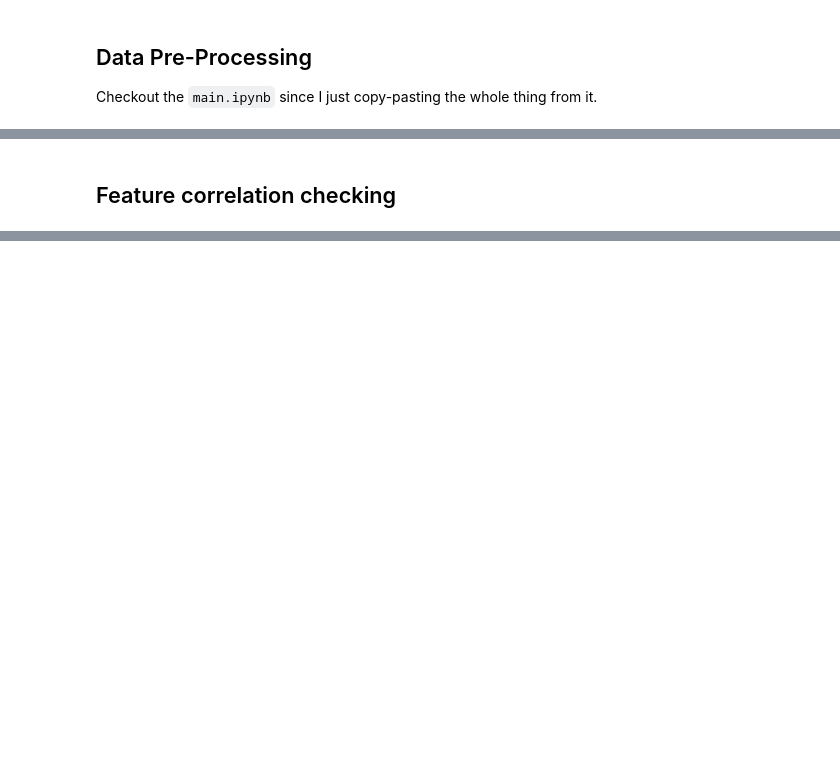
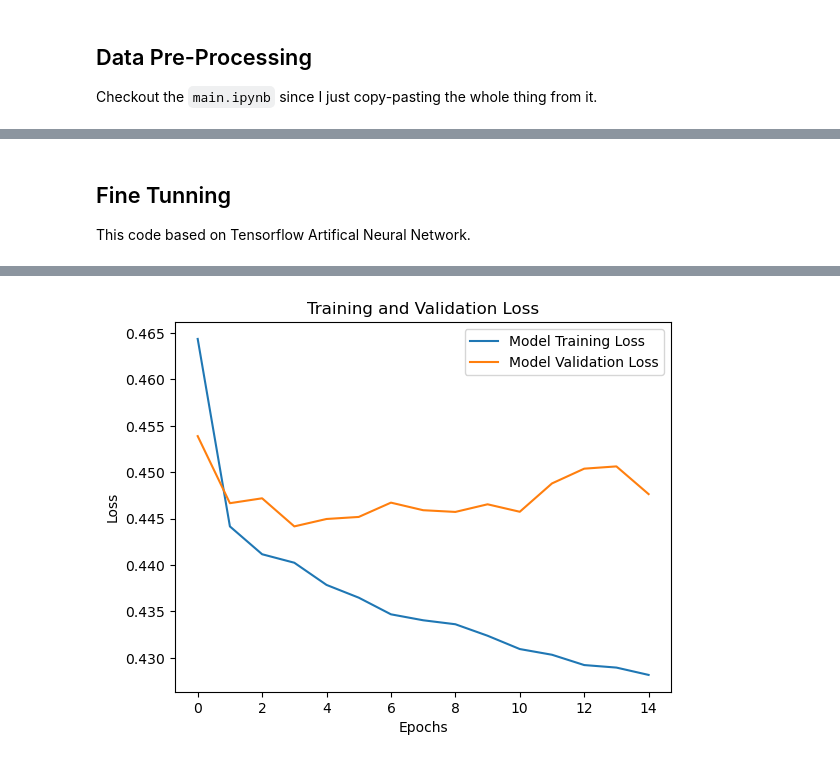
Before and after one commit to yosua-kristianto/ml-team-project, a Jupyter notebook: cua/dojo-ann.ipynb, the cells around one changed output, grey strips where cells are left out. Saved outputs shown, nothing was run; the diff lists cells and outputs as text; code cells hidden in the pictures; blank space fills up the shorter version.

Commit message:
Completing the Artificial Neural Network

```diff
--- a/cua/dojo-ann.ipynb
+++ b/cua/dojo-ann.ipynb
@@ -4,0 +11,3 @@ import pandas;
+# %%
+# Loading data from pre-cleaned csv file
+dataframe = pandas.read_csv("/mnt/e/Code Repository/Campus/Machine Learning/Code/ml-team-project/credit_card_clients.csv");
@@ -4,0 +18,17 @@ import pandas;
+# %%
+# Correlation Heatmap
+correlation = dataframe.corr();
+
+TRESHOLD = 0;
+print("Relationship : Correlation Score");
+
+columns_to_be_dropped = [];
+for i in correlation.columns:
+    correlation_score = correlation[i]["LABEL"];
+    print(i, "-> LABEL : ", correlation_score);
+
+    if(correlation_score < TRESHOLD):
+        columns_to_be_dropped.append(i);
+        print("Dropping ", i);
+
+dataframe = dataframe.drop(columns=columns_to_be_dropped);
@@ -52,2 +77,0 @@ print(dataframe.columns.tolist());
-# %% [markdown]
-## Feature correlation checking
@@ -53,0 +100,51 @@ print(dataframe.columns.tolist());
+# %% [markdown]
+## Fine Tunning
+
+This code based on Tensorflow Artifical Neural Network.
+# %%
+class ANNModel:
+
+    optimizer = "adam";
+
+    def input_layer(self):
+        return keras.layers.Dense(32, input_dim = 11, activation = "relu"); # 11 is total features dimension
+
+    def hidden_layer(self):
+        return [
+            keras.layers.Dense(128, activation = "relu"),
+            keras.layers.Dense(64, activation = "relu"),
+            keras.layers.Dense(32, activation = "relu"),
+        ];
+
+    def output_layer(self):
+        return keras.layers.Dense(1, activation = "sigmoid"); # Since output is only 1 label.
+
+    def fit(self):
+        model = Sequential();
+        model.add(self.input_layer());
+
+        for i in self.hidden_layer():
+            model.add(i);
+
+        model.add(self.output_layer());
+
+        model.compile(loss="binary_crossentropy", optimizer="adam", metrics=["accuracy"]);
+
+        model_plot = model.fit(feature_train_scaled, label_train, epochs = 15, validation_data=(feature_validation_scaled, label_validation));
+
+        plt.plot(model_plot.history["loss"], label = "Model Training Loss");
+        plt.plot(model_plot.history["val_loss"], label = "Model Validation Loss");
+        plt.title("Training and Validation Loss");
+        plt.xlabel("Epochs");
+        plt.ylabel("Loss");
+        plt.legend();
+        plt.show();
+
+        return model;
+
+dojo = ANNModel();
+model = dojo.fit();
+
+loss, accuracy = model.evaluate(feature_test_scaled, label_test);
+print("Loss: ", loss, " Accuracy: ", accuracy);
+# %% [output]
@@ -53,0 +168 @@ print(dataframe.columns.tolist());
+[figure, added]
```
Also changed, not shown: parts of 8 cells of this notebook.
